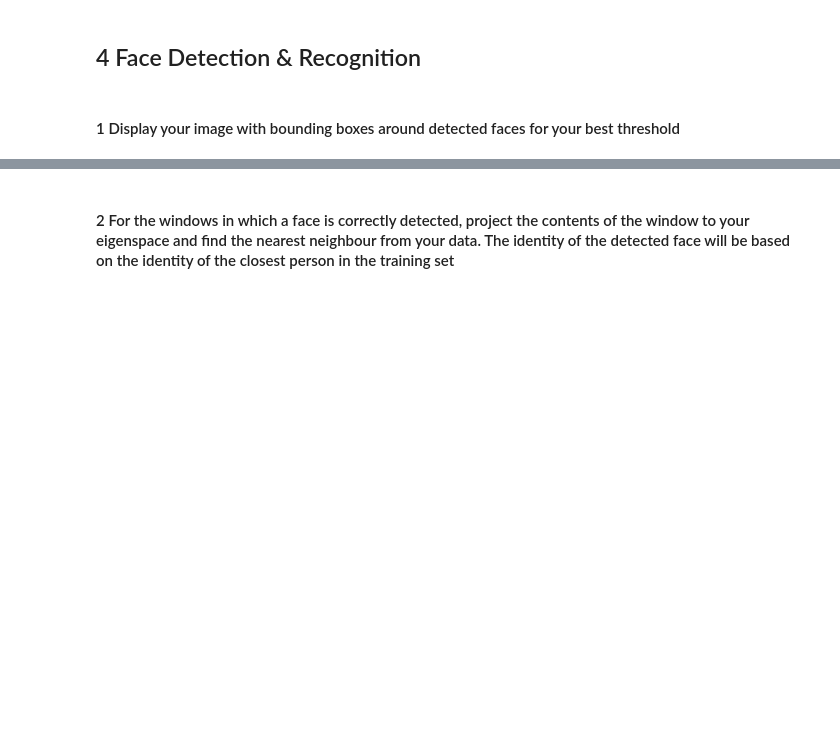
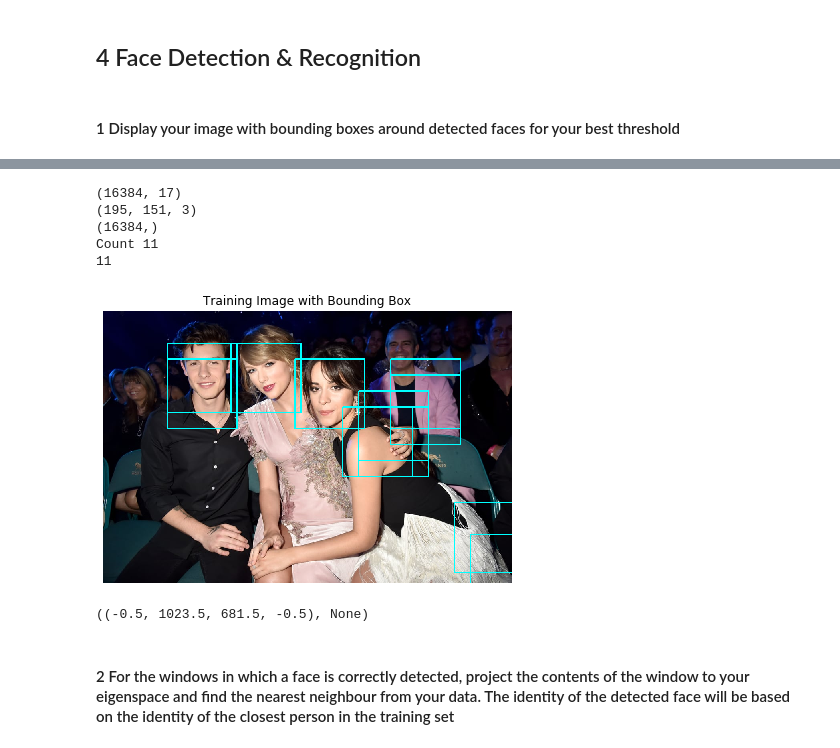
Before and after one commit to FulinHuang/Computer-Vision, a Jupyter notebook: A4_Face_Detection_Recognition/A4_Face_Detection_Recognition.ipynb, the cells around one changed output, grey strips where cells are left out. Saved outputs shown, nothing was run; the diff lists cells and outputs as text; code cells hidden in the pictures; blank space fills up the shorter version.

```diff
--- a/A4_Face_Detection_Recognition/A4_Face_Detection_Recognition.ipynb
+++ b/A4_Face_Detection_Recognition/A4_Face_Detection_Recognition.ipynb
@@ -501,2 +449,81 @@ Count 120
+# %%
+test_image_gray = test_image
+test_image_gray = cv2.cvtColor(test_image_gray, cv2.COLOR_BGR2GRAY)
+test_average_face = average_face
+
+test_new_matrix = new_matrix
+print(test_new_matrix.shape)
+print(image.shape)
+print(test_average_face.shape)
+
+# Create a sliding window to extract small portion of image from the test image
+def slidingWindow(image, stepSize, windowSize, test_new_matrix, threshold, average_weight_vector):
+    count = 0
+    y_pos = []
+    x_pos = []
+    h = image.shape[0]
+    w = image.shape[1]
+    y1 = windowSize[0]
+    x1 = windowSize[1]
+    max_val = 2000
+    detected_face_eigenspace = []
+
+    # define window size and step size
+    for y in range (0, h, stepSize):
+        for x in range (0, w, stepSize):
+
+            # Extract image
+            window_image = image[y:y + y1, x: x + x1]
+            window_image = cv2.resize(window_image, (128, 128)).ravel()
+            window_image = np.subtract(window_image, test_average_face).ravel()
+
+            # Reconstruction
+            test_reconstruct_value = np.zeros(test_new_matrix.shape[0]).ravel()
+            reconstruction_weight_vector = 0
+
+            vector = []
+            for i in range(test_new_matrix.shape[1]):
+                test_value = np.dot(window_image, test_new_matrix[:,i])
+                reconstruction_weight_vector += test_value * test_new_matrix[:,i]
+            reconstruction_weight_vector += test_average_face
+
+            distance = cv2.norm(reconstruction_weight_vector - window_image,cv2.NORM_L2)
+
+            if distance < threshold:
+                count += 1
+                y_pos.append(y)
+                x_pos.append(x)
+                detected_face_eigenspace.append(reconstruction_weight_vector)
+
+    position_pair = [(y_pos[i], x_pos[i]) for i in range(len(y_pos))]
+    return count, position_pair,detected_face_eigenspace
+
+stepSize =  40# 24 #40
+windowSize = [175, 175]    #145
+threshold = 16500 # 8500  #7900
+# Extract window from test image
+count, position_pair, detected_face_eigenspace = slidingWindow(test_image_gray, stepSize, windowSize, test_new_matrix, threshold, average_weight_vector)
+
+print("Count", count)
+print(len(position_pair))
+
+# Display test image with bounding boxes
+bounding_box_image = test_image.copy()
+plt.figure(figsize=(15,5))
+for i in range(len(position_pair)):
+    x_pos = position_pair[i][1]
+    y_pos = position_pair[i][0]
+    cv2.rectangle(bounding_box_image, (x_pos, y_pos), (x_pos+windowSize[1], y_pos+windowSize[0]), (0, 255, 255), 2)
+
+plt.imshow(bounding_box_image), plt.title("Training Image with Bounding Box")
+plt.axis('off'),plt.show()
+# %% [output]
+(16384, 17)
+(195, 151, 3)
+(16384,)
+Count 11
+11
+[figure, added]
+((-0.5, 1023.5, 681.5, -0.5), None)
 # %% [markdown]
 #### 2 For the windows in which a face is correctly detected, project the contents of the window to your eigenspace and find the nearest neighbour from your data. The identity of the detected face will be based on the identity of the closest person in the training set
```
Also changed, not shown: parts of 17 cells of this notebook, 1 other file.
